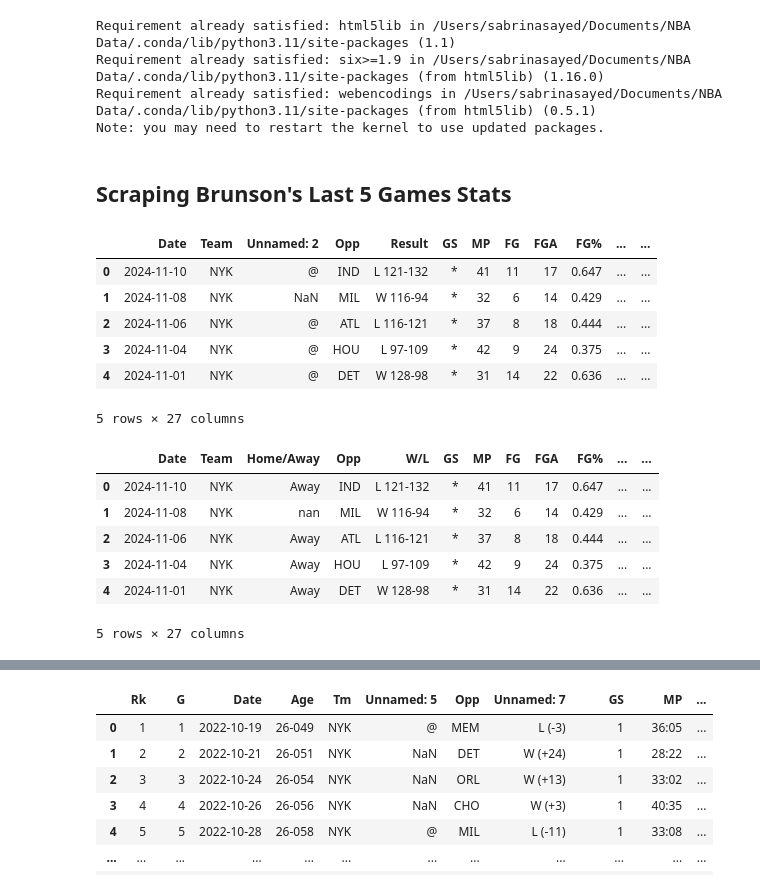
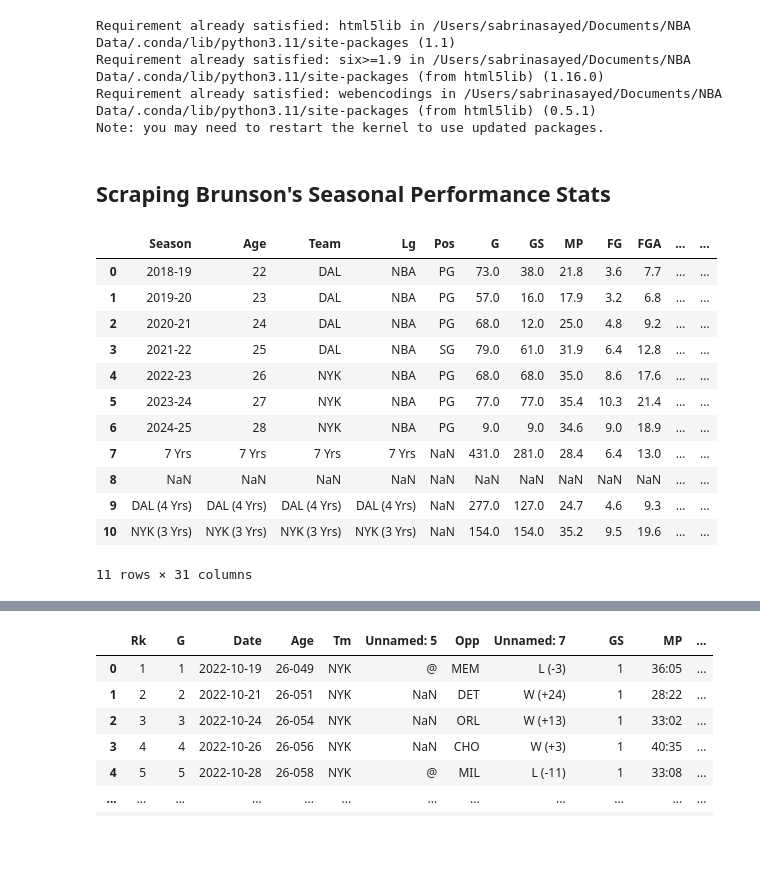
Before and after one commit to sabrinasayed99/Ph4_NBA_Player_Performance, a Jupyter notebook: brunson_data.ipynb, the cells around one changed output, grey strips where cells are left out. Cells and saved outputs as stored; diff of their text form; code cells hidden in the pictures; blank space fills up the shorter version.

```diff
--- a/brunson_data.ipynb
+++ b/brunson_data.ipynb
@@ -14,35 +14,41 @@ import requests
 from bs4 import BeautifulSoup
 import pandas as pd
 # %% [markdown]
-## Scraping Brunson's Last 5 Games Stats
+## Scraping Brunson's Seasonal Performance Stats
 # %%
-def get_last_5_games(url, table_id):
+def get_seasonal_performance(url, table_id):
     try:
         response = requests.get(url)
         soup = BeautifulSoup(response.content, 'html.parser')
 
         stats_table = soup.find('table', {'id': table_id})
         if stats_table is None:
             print(f"Table with ID '{table_id}' not found.")
             return pd.DataFrame()
 
         last5_stats = pd.read_html(str(stats_table))[0]
         return last5_stats
 
     except Exception as e:
         print(f"Error retrieving {table_id} data:", e)
         return pd.DataFrame()
 
 url = "https://www.basketball-reference.com/players/b/brunsja01.html"
-table_id = "last5"
+table_id = "per_game_stats"
 
-last5_df = get_last_5_games(url, table_id)
-last5_df
+seasonal_data = get_seasonal_performance(url, table_id)
+seasonal_data
 # %% [output]
-|  | Date | Team | Unnamed: 2 | Opp | Result | GS | MP | FG | FGA | FG% | ... | ... |
-| 0 | 2024-11-10 | NYK | @ | IND | L 121-132 | * | 41 | 11 | 17 | 0.647 | ... | ... |
-| 1 | 2024-11-08 | NYK | NaN | MIL | W 116-94 | * | 32 | 6 | 14 | 0.429 | ... | ... |
-| 2 | 2024-11-06 | NYK | @ | ATL | L 116-121 | * | 37 | 8 | 18 | 0.444 | ... | ... |
-| 3 | 2024-11-04 | NYK | @ | HOU | L 97-109 | * | 42 | 9 | 24 | 0.375 | ... | ... |
-| 4 | 2024-11-01 | NYK | @ | DET | W 128-98 | * | 31 | 14 | 22 | 0.636 | ... | ... |
+|  | Season | Age | Team | Lg | Pos | G | GS | MP | FG | FGA | ... | ... |
+| 0 | 2018-19 | 22 | DAL | NBA | PG | 73.0 | 38.0 | 21.8 | 3.6 | 7.7 | ... | ... |
+| 1 | 2019-20 | 23 | DAL | NBA | PG | 57.0 | 16.0 | 17.9 | 3.2 | 6.8 | ... | ... |
+| 2 | 2020-21 | 24 | DAL | NBA | PG | 68.0 | 12.0 | 25.0 | 4.8 | 9.2 | ... | ... |
+| 3 | 2021-22 | 25 | DAL | NBA | SG | 79.0 | 61.0 | 31.9 | 6.4 | 12.8 | ... | ... |
+| 4 | 2022-23 | 26 | NYK | NBA | PG | 68.0 | 68.0 | 35.0 | 8.6 | 17.6 | ... | ... |
+| 5 | 2023-24 | 27 | NYK | NBA | PG | 77.0 | 77.0 | 35.4 | 10.3 | 21.4 | ... | ... |
+| 6 | 2024-25 | 28 | NYK | NBA | PG | 9.0 | 9.0 | 34.6 | 9.0 | 18.9 | ... | ... |
+| 7 | 7 Yrs | 7 Yrs | 7 Yrs | 7 Yrs | NaN | 431.0 | 281.0 | 28.4 | 6.4 | 13.0 | ... | ... |
+| 8 | NaN | NaN | NaN | NaN | NaN | NaN | NaN | NaN | NaN | NaN | ... | ... |
+| 9 | DAL (4 Yrs) | DAL (4 Yrs) | DAL (4 Yrs) | DAL (4 Yrs) | NaN | 277.0 | 127.0 | 24.7 | 4.6 | 9.3 | ... | ... |
+| 10 | NYK (3 Yrs) | NYK (3 Yrs) | NYK (3 Yrs) | NYK (3 Yrs) | NaN | 154.0 | 154.0 | 35.2 | 9.5 | 19.6 | ... | ... |
-5 rows × 27 columns
+11 rows × 31 columns
@@ -54,14 +55,2 @@ last5_df['Home/Away'] = last5_df['Home/Away'].astype(str)
 # %%
 import numpy as np
-# %%
-last5_df['Home/Away'] = last5_df['Home/Away'].replace(np.nan, 'Home')
-last5_df['Home/Away'] = last5_df['Home/Away'].replace('@', 'Away')
-last5_df
-# %% [output]
-|  | Date | Team | Home/Away | Opp | W/L | GS | MP | FG | FGA | FG% | ... | ... |
-| 0 | 2024-11-10 | NYK | Away | IND | L 121-132 | * | 41 | 11 | 17 | 0.647 | ... | ... |
-| 1 | 2024-11-08 | NYK | nan | MIL | W 116-94 | * | 32 | 6 | 14 | 0.429 | ... | ... |
-| 2 | 2024-11-06 | NYK | Away | ATL | L 116-121 | * | 37 | 8 | 18 | 0.444 | ... | ... |
-| 3 | 2024-11-04 | NYK | Away | HOU | L 97-109 | * | 42 | 9 | 24 | 0.375 | ... | ... |
-| 4 | 2024-11-01 | NYK | Away | DET | W 128-98 | * | 31 | 14 | 22 | 0.636 | ... | ... |
-5 rows × 27 columns
```
Also changed, not shown: parts of 108 cells of this notebook, 5 other files.
